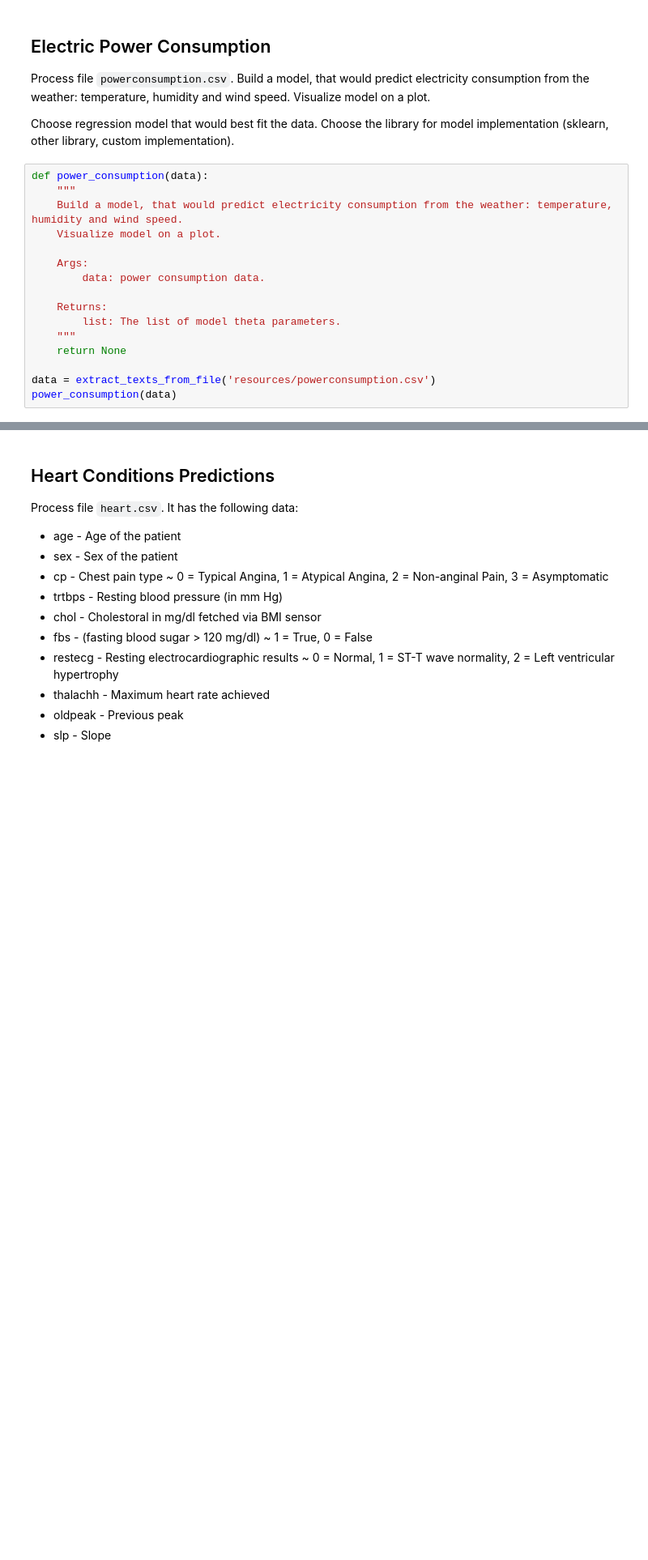
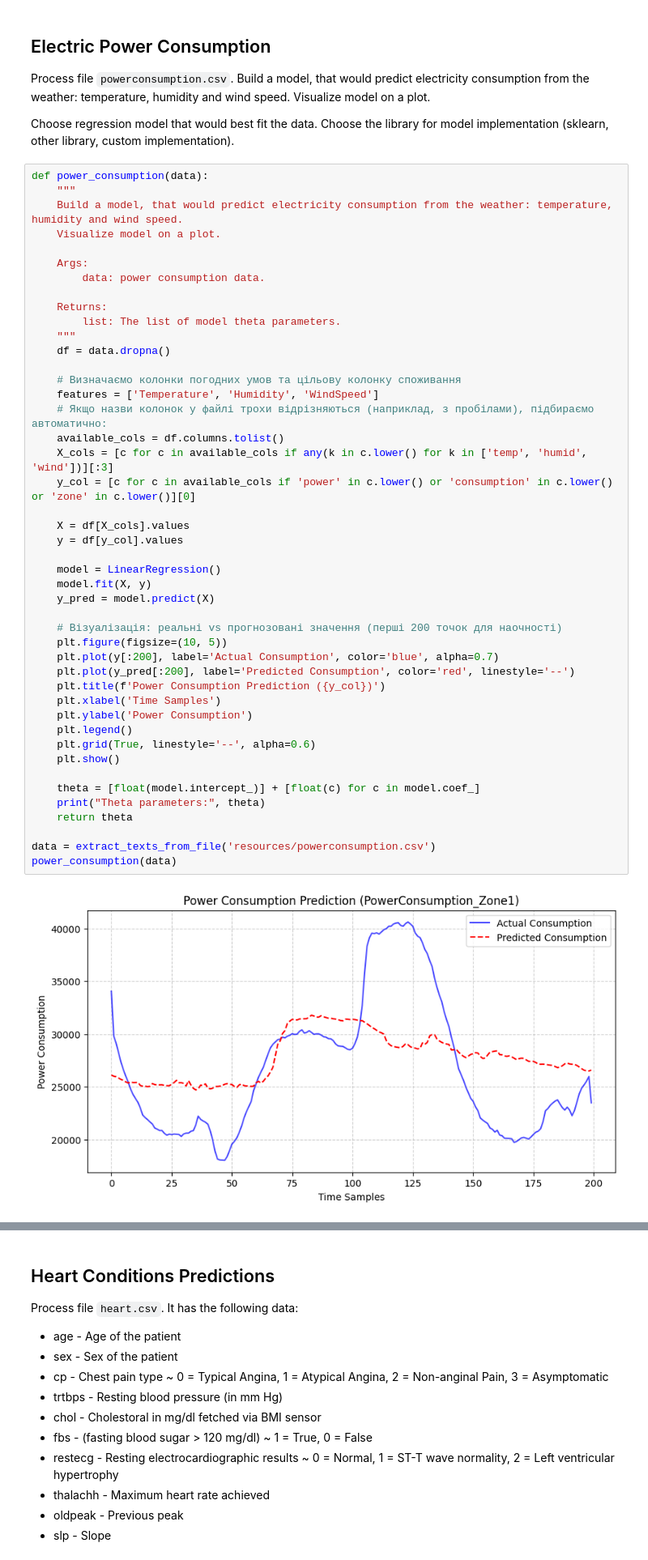
Before and after one commit to Mariia-Mytsak/ida-labs, a Jupyter notebook: assignement-3.ipynb, the cells around one changed output, grey strips where cells are left out. Shown at 81% size. Saved outputs shown, nothing was run; the diff lists cells and outputs as text; blank space fills up the shorter version.

```diff
--- a/assignement-3.ipynb
+++ b/assignement-3.ipynb
@@ -84,16 +175,47 @@ Choose regression model that would best fit the data. Choose the library for mod
 # %%
 def power_consumption(data):
     """
     Build a model, that would predict electricity consumption from the weather: temperature, humidity and wind speed.
     Visualize model on a plot.
 
     Args:
         data: power consumption data.
 
     Returns:
         list: The list of model theta parameters.
     """
-    return None
+    df = data.dropna()
+
+    # Визначаємо колонки погодних умов та цільову колонку споживання
+    features = ['Temperature', 'Humidity', 'WindSpeed']
+    # Якщо назви колонок у файлі трохи відрізняються (наприклад, з пробілами), підбираємо автоматично:
+    available_cols = df.columns.tolist()
+    X_cols = [c for c in available_cols if any(k in c.lower() for k in ['temp', 'humid', 'wind'])][:3]
+    y_col = [c for c in available_cols if 'power' in c.lower() or 'consumption' in c.lower() or 'zone' in c.lower()][0]
+
+    X = df[X_cols].values
+    y = df[y_col].values
+
+    model = LinearRegression()
+    model.fit(X, y)
+    y_pred = model.predict(X)
+
+    # Візуалізація: реальні vs прогнозовані значення (перші 200 точок для наочності)
+    plt.figure(figsize=(10, 5))
+    plt.plot(y[:200], label='Actual Consumption', color='blue', alpha=0.7)
+    plt.plot(y_pred[:200], label='Predicted Consumption', color='red', linestyle='--')
+    plt.title(f'Power Consumption Prediction ({y_col})')
+    plt.xlabel('Time Samples')
+    plt.ylabel('Power Consumption')
+    plt.legend()
+    plt.grid(True, linestyle='--', alpha=0.6)
+    plt.show()
+
+    theta = [float(model.intercept_)] + [float(c) for c in model.coef_]
+    print("Theta parameters:", theta)
+    return theta
 
 data = extract_texts_from_file('resources/powerconsumption.csv')
 power_consumption(data)
+# %% [output]
+[figure, added]
```
Also changed, not shown: parts of 8 cells of this notebook.
